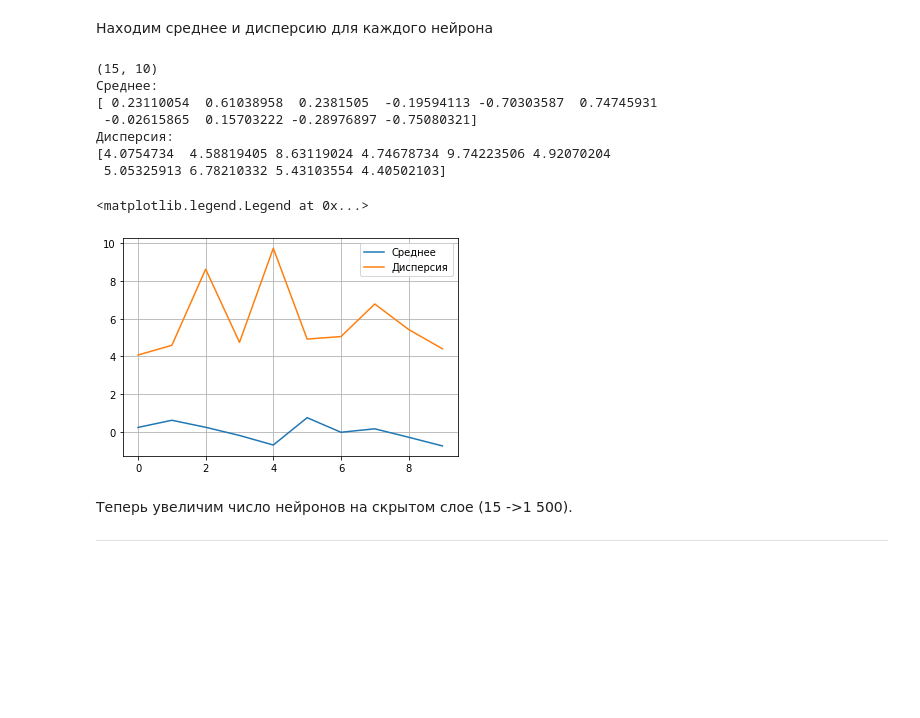
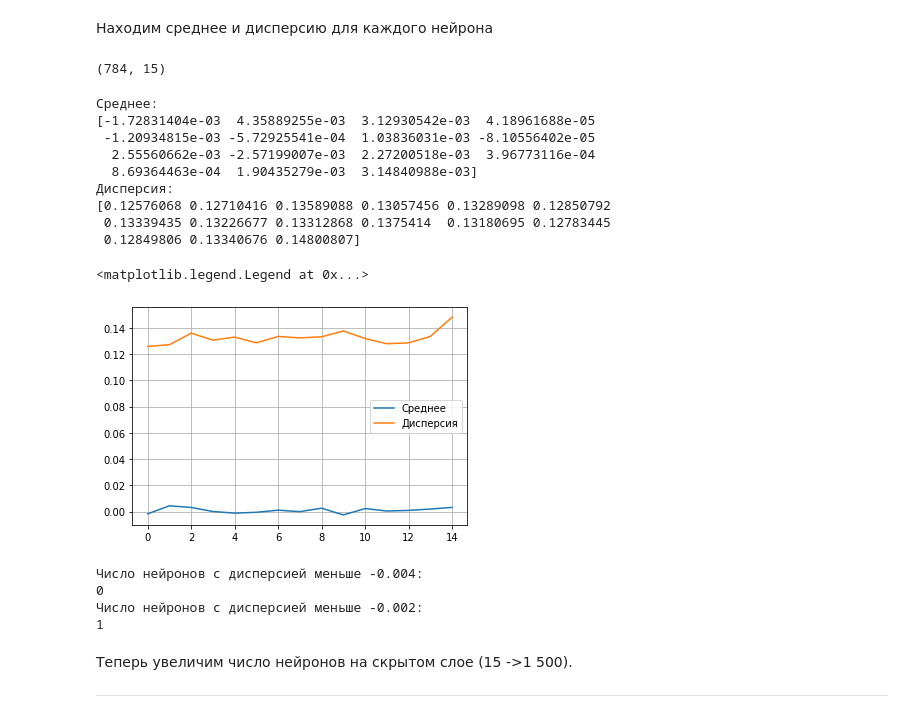
Before and after one commit to helenross636/magic_season, a Jupyter notebook: Everage+dispers.ipynb, the cells around one changed output. Saved outputs shown, nothing was run; the diff lists cells and outputs as text; code cells hidden in the pictures; blank space fills up the shorter version.

```diff
--- a/Everage+dispers.ipynb
+++ b/Everage+dispers.ipynb
@@ -170,46 +170,66 @@ out layer: max = 85.4695,
 [figure]
 # %% [markdown]
 Находим среднее и дисперсию для каждого нейрона
+# %%
+weight_origin2=model.layers[0].get_weights()[0]#.flatten()
+print(weight_origin2.shape)
+#(784, 15) - 10 нейронов по 784 связей
+# %% [output]
+(784, 15)
 # %%
-weight_origin2=model.layers[1].get_weights()[0]#.flatten()
-print(weight_origin2.shape)
-#(1500,10) - 10 нейронов по 1500 связей
-aver = np.empty(10) #средние значения
-disp = np.empty(10) #дисперсии
-x = range(10)
 
-for i in range(10):
+aver = np.empty(15) #средние значения
+disp = np.empty(15) #дисперсии
+x = range(15)
+
+for i in range(15):
   av = 0
-  for j in range(15):
+  for j in range(784):
     av = av + weight_origin2[j][i]
-  aver[i] = av/15
+  aver[i] = av/784
 
-for i in range(10):
+for i in range(15):
   temp = 0
-  for j in range(15):
+  for j in range(784):
     temp = temp + (weight_origin2[j][i] - aver[i])*(weight_origin2[j][i] - aver[i])
   disp[i] = temp/15
 
 print("Среднее:")
 print(aver)
 print("Дисперсия:")
 print(disp)
 
 plt.plot(x,aver, label = u'Среднее')
 plt.plot(x,disp, label = u'Дисперсия')
 
 plt.grid(True)
 plt.legend()
 # %% [output]
-(15, 10)
 Среднее:
-[ 0.23110054  0.61038958  0.2381505  -0.19594113 -0.70303587  0.74745931
- -0.02615865  0.15703222 -0.28976897 -0.75080321]
+[-1.72831404e-03  4.35889255e-03  3.12930542e-03  4.18961688e-05
+ -1.20934815e-03 -5.72925541e-04  1.03836031e-03 -8.10556402e-05
+  2.55560662e-03 -2.57199007e-03  2.27200518e-03  3.96773116e-04
+  8.69364463e-04  1.90435279e-03  3.14840988e-03]
 Дисперсия:
-[4.0754734  4.58819405 8.63119024 4.74678734 9.74223506 4.92070204
- 5.05325913 6.78210332 5.43103554 4.40502103]
+[0.12576068 0.12710416 0.13589088 0.13057456 0.13289098 0.12850792
+ 0.13339435 0.13226677 0.13312868 0.1375414  0.13180695 0.12783445
+ 0.12849806 0.13340676 0.14800807]
 <matplotlib.legend.Legend at 0x...>
-[figure, old version]
+[figure, new version]
+# %%
+T0 = -0.004
+T1 = -0.002
+small_aver0 = sum(aver <= T0)
+small_aver1 = sum(aver <= T1)
+print("Число нейронов с дисперсией меньше -0.004: ")
+print(small_aver0)
+print("Число нейронов с дисперсией меньше -0.002: ")
+print(small_aver1)
+# %% [output]
+Число нейронов с дисперсией меньше -0.004:
+0
+Число нейронов с дисперсией меньше -0.002:
+1
 # %% [markdown]
 Теперь увеличим число нейронов на скрытом слое (15 ->1 500).
 
```
Also changed, not shown: parts of 9 cells of this notebook.
